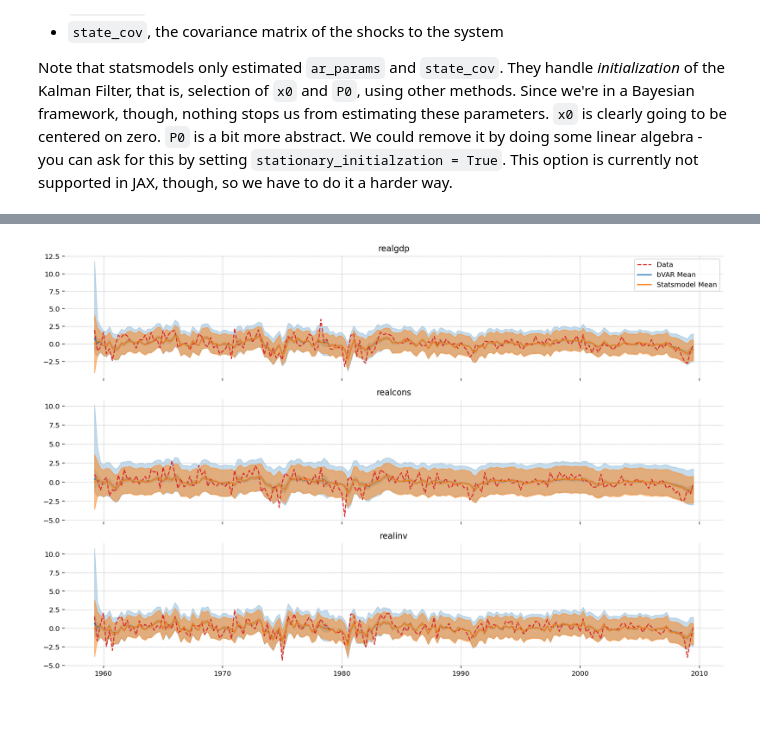
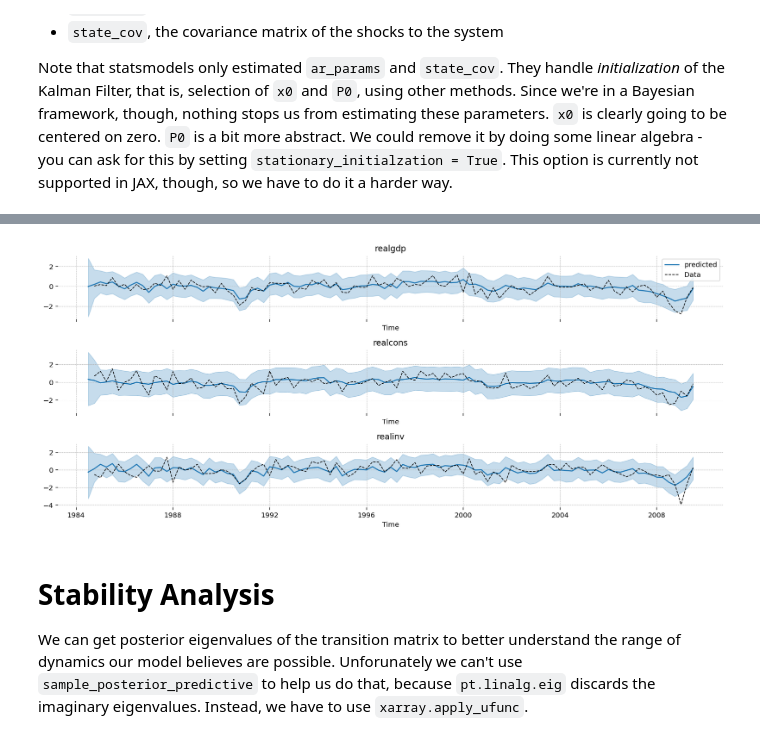
Before and after one commit to pymc-devs/pymc-experimental, a Jupyter notebook: notebooks/VARMAX Example.ipynb, the cells around one changed output, grey strips where cells are left out. Cells and saved outputs as stored; diff of their text form; code cells hidden in the pictures; blank space fills up the shorter version.

```diff
--- a/notebooks/VARMAX Example.ipynb
+++ b/notebooks/VARMAX Example.ipynb
@@ -56,7 +113,7 @@ data.index.freq = data.index.inferred_freq
 # %%
 fig, ax = plt.subplots(3, 1, sharex=True)
 for var, axis in zip(data, fig.axes):
-    axis.plot(data[var])
+    axis.plot(data_subset[var])
     axis.set(title=var)
 fig.tight_layout()
 plt.show()
@@ -141,0 +233,3 @@ bvar_mod
+# %%
+x0_dims, P0_dims, state_cov_dims, ar_dims = bvar_mod.param_dims.values()
+coords = bvar_mod.coords
@@ -260,4 +319,0 @@ post_T = az.extract(idata).T.values
-# %%
-eigs = []
-for i in range(post_T.shape[-1]):
-    eigs.append(post_T[..., i][0])
@@ -272,9 +347,3 @@ az.plot_posterior(idata, var_names=["ar_params"], ref_val=sm_res.params.iloc[:18
 # %%
-output_type = "predicted"
-idata_post = bvar_mod.sample_conditional_posterior(idata, filter_output=output_type)
-post = az.extract(idata_post, "posterior_predictive").predicted_posterior
-hdi = getattr(
-    az.hdi(getattr(idata_post.posterior_predictive, f"{output_type}_posterior")),
-    f"{output_type}_posterior",
-)
+idata_post = bvar_mod.sample_conditional_posterior(idata).posterior_predictive
 # %% [output]
@@ -282,31 +351,17 @@ Sampling: [predicted_posterior]
 100.00% [4000/4000 00:01<00:00]
 # %%
-norm_95 = np.array([-1.98, 1.98]).reshape(-1, 1)
+fig, ax = plt.subplots(3, 1, figsize=(14, 6), sharex=True)
+filter_output = "predicted"
+for i, (var, axis) in enumerate(zip(data, fig.axes)):
+    plot_posterior_timeseries(
+        idata_post, var, filter_output, data_subset, ax=axis, add_legend=i == 0
+    )
 
-fig, ax = plt.subplots(3, 1, figsize=(14, 9), sharex=True)
-# plot_slice = slice(None, -1) if output_type == "predicted" else slice(None, None)
-for i, (var, axis) in enumerate(zip(data, fig.axes)):
-    post.mean(dim="sample")
-    mu_hdi = hdi_mean.values[plot_slice, i].squeeze().T
-
-    cov = out_cov.mean(dim="sample").values.squeeze()[plot_slice, i, i]
-    cov_hdi = hdi_cov.values[plot_slice, i, i].squeeze().T
-
-    axis.plot(data[var], ls="--", color="tab:red", label="Data")
-    axis.plot(data.index, mu, label="bVAR Mean")
-    axis.fill_between(data.index, *mu_hdi, alpha=0.25)
-    axis.fill_between(data.index, *(mu_hdi + norm_95 * cov_hdi), alpha=0.25, color="tab:blue")
-
-    mu = sm_res.predict()[var]
-    std = np.sqrt(sm_res.predicted_state_cov.reshape(6, 6, -1)[i, i, :-1].T)
-
-    axis.plot(data.index, mu, color="tab:orange", label="Statsmodel Mean")
-    axis.fill_between(data.index, mu - 1.96 * cov, mu + 1.96 * cov, color="tab:orange", alpha=0.5)
-
-    axis.set(title=var)
-
-ax[0].legend()
 fig.tight_layout()
 plt.show()
 # %% [output]
-[figure, old version]
+[figure, new version]
+# %% [markdown]
+# Stability Analysis
+
+We can get posterior eigenvalues of the transition matrix to better understand the range of dynamics our model believes are possible. Unforunately we can't use `sample_posterior_predictive` to help us do that, because `pt.linalg.eig` discards the imaginary eigenvalues. Instead, we have to use `xarray.apply_ufunc`.
```
Also changed, not shown: parts of 39 cells of this notebook, 1 other file.
